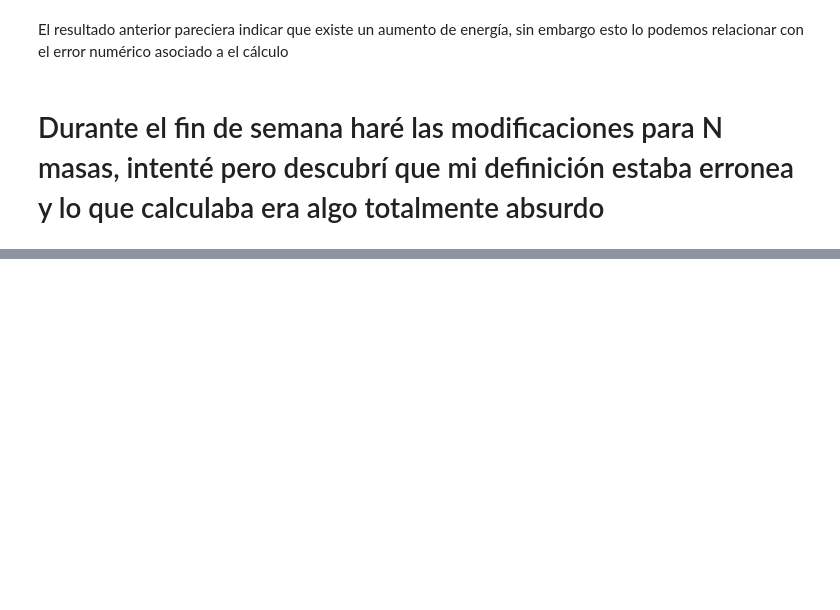
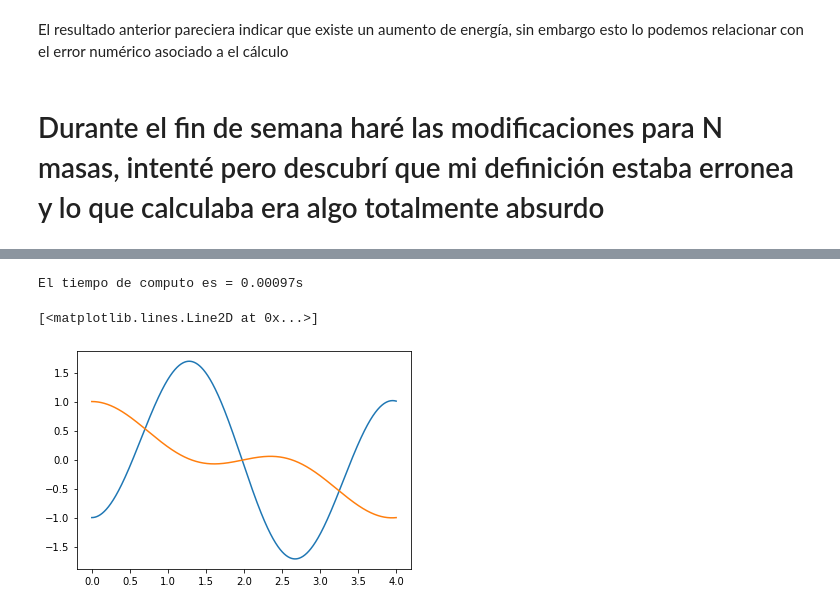
Before and after one commit to htapiagroup/oscilaciones-de-masas-acopladas-por-resortes-EisaacJC, a Jupyter notebook: Resortes_Acoplados.ipynb, the cells around one changed output, grey strips where cells are left out. Drawn from its saved outputs; the diff is of its cells as text; code cells hidden in the pictures; blank space fills up the shorter version.

```diff
--- a/Resortes_Acoplados.ipynb
+++ b/Resortes_Acoplados.ipynb
@@ -160,0 +171,11 @@ El resultado anterior pareciera indicar que existe un aumento de energía, sin e
+# %%
+#Definamos nuevamente al vector derivda de Q de un sistema N masas
+N=int(input("Introduce el número de partículas:"))
+#xi=np.zeros(0,N)
+#pi=np.zeros(0,N)
+xi= []
+pi= []
+for i in range(0,N):
+    xi.append(float(input("Ingresa los valores para las posiciones iniciales:")))
+    pi.append(float(input("Ingresa los valores para los momentos iniciales:")))
+print(xi,pi)
@@ -160,0 +200,5 @@ El resultado anterior pareciera indicar que existe un aumento de energía, sin e
+# %%
+def paso_euler(f,t_n,y_n,dt):
+  y_dot=f(t_n, y_n)
+  y_n_mas_1=y_n+dt*y_dot
+  return y_n_mas_1
@@ -160,0 +208,21 @@ El resultado anterior pareciera indicar que existe un aumento de energía, sin e
+# %%
+def integrador_simple(f,t,y_0,dt):
+  tiempo=time.time()
+  t_0,t_f=t
+  n=int((t_f-t_0)/dt)
+  d=len(y_0)
+  y_tray=np.zeros(((n+1),d))
+  t=np.linspace(t_0,t_f,n+1)
+  y_tray[0,:]=y_0
+  tiempo=time.time()-tiempo
+  for i in range(n):
+    y_tray[i+1,:]=paso_euler(f,t[i],y_tray[i,:],dt)
+  print("El tiempo de computo es = " + ("%.5f" %tiempo) + "s")
+  return t, y_tray
+t, Q_Traj= integrador_simple(Q_Dot_t,[0,4],[-1,1,0,0],0.001)
+plt.plot(t,Q_Traj[:,0])
+plt.plot(t,Q_Traj[:,1])
+# %% [output]
+El tiempo de computo es = 0.00097s
+[<matplotlib.lines.Line2D at 0x...>]
+[figure, added]
```
Also changed, not shown: parts of 7 cells of this notebook.
